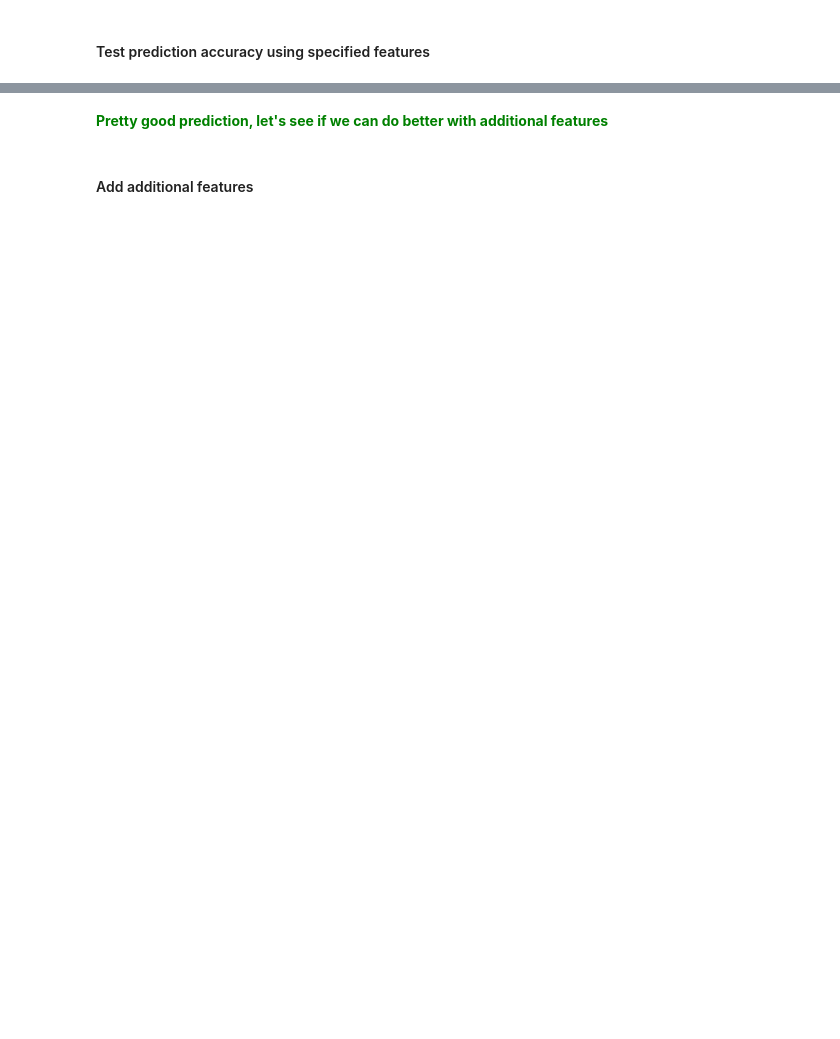
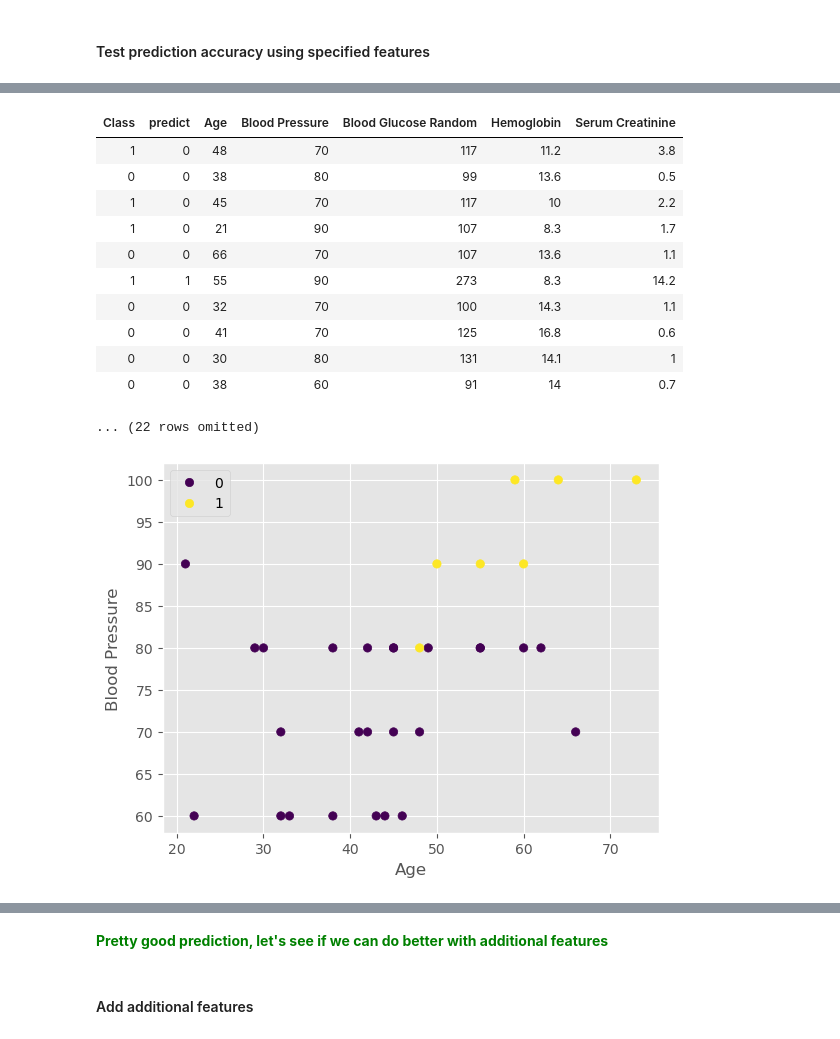
Before and after one commit to laserchemist/dprimer, a Jupyter notebook: k-Nearest_Neighbors_classification.ipynb, the cells around one changed output, grey strips where cells are left out. Cells and saved outputs as stored; diff of their text form; code cells hidden in the pictures; blank space fills up the shorter version.

```diff
--- a/k-Nearest_Neighbors_classification.ipynb
+++ b/k-Nearest_Neighbors_classification.ipynb
@@ -185,0 +197,30 @@ Percent correct: 83.9%
+# %%
+def plot_relate(tbl, test, predict_list, labelx, labely):
+    """Plot prediction in original units"""
+    testvals = Table().with_columns(target[0],testK[target[0]], 'predict',predict_list)
+    for label in features:
+        xmean = np.mean(tbl[label])
+        xstd = np.std(tbl[label])
+        x = original_val(test[label],xmean,xstd)
+        testvals=testvals.with_columns(label,x)
+    scatter = plt.scatter(testvals[labelx],testvals[labely], c=testvals['predict'])
+    plt.xlabel(labelx)
+    plt.ylabel(labely)
+    plt.legend(*scatter.legend_elements())
+    return testvals
+# %%
+plot_relate(CKD, testK, predict_list, "Age", "Blood Pressure")
+# %% [output]
+| Class | predict | Age | Blood Pressure | Blood Glucose Random | Hemoglobin | Serum Creatinine |
+| 1 | 0 | 48 | 70 | 117 | 11.2 | 3.8 |
+| 0 | 0 | 38 | 80 | 99 | 13.6 | 0.5 |
+| 1 | 0 | 45 | 70 | 117 | 10 | 2.2 |
+| 1 | 0 | 21 | 90 | 107 | 8.3 | 1.7 |
+| 0 | 0 | 66 | 70 | 107 | 13.6 | 1.1 |
+| 1 | 1 | 55 | 90 | 273 | 8.3 | 14.2 |
+| 0 | 0 | 32 | 70 | 100 | 14.3 | 1.1 |
+| 0 | 0 | 41 | 70 | 125 | 16.8 | 0.6 |
+| 0 | 0 | 30 | 80 | 131 | 14.1 | 1 |
+| 0 | 0 | 38 | 60 | 91 | 14 | 0.7 |
+... (22 rows omitted)
+[figure, added]
```
Also changed, not shown: parts of 16 cells of this notebook.
